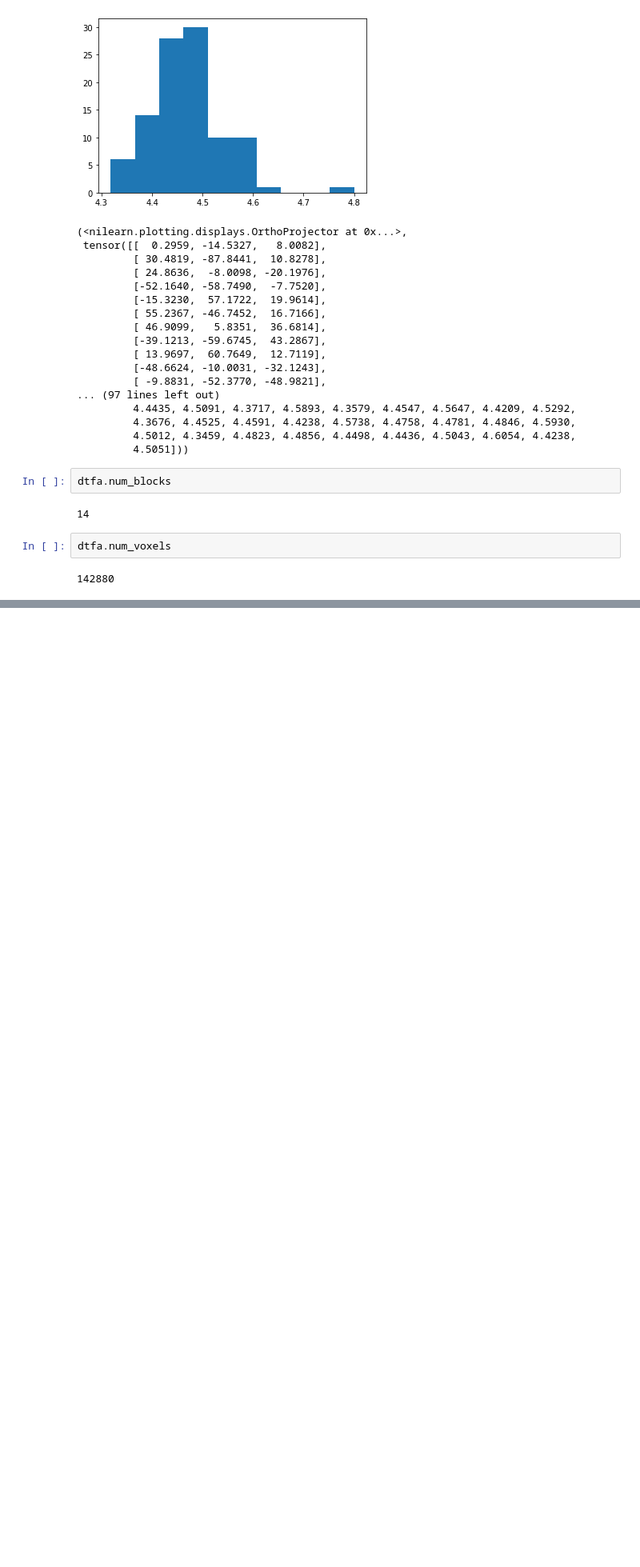
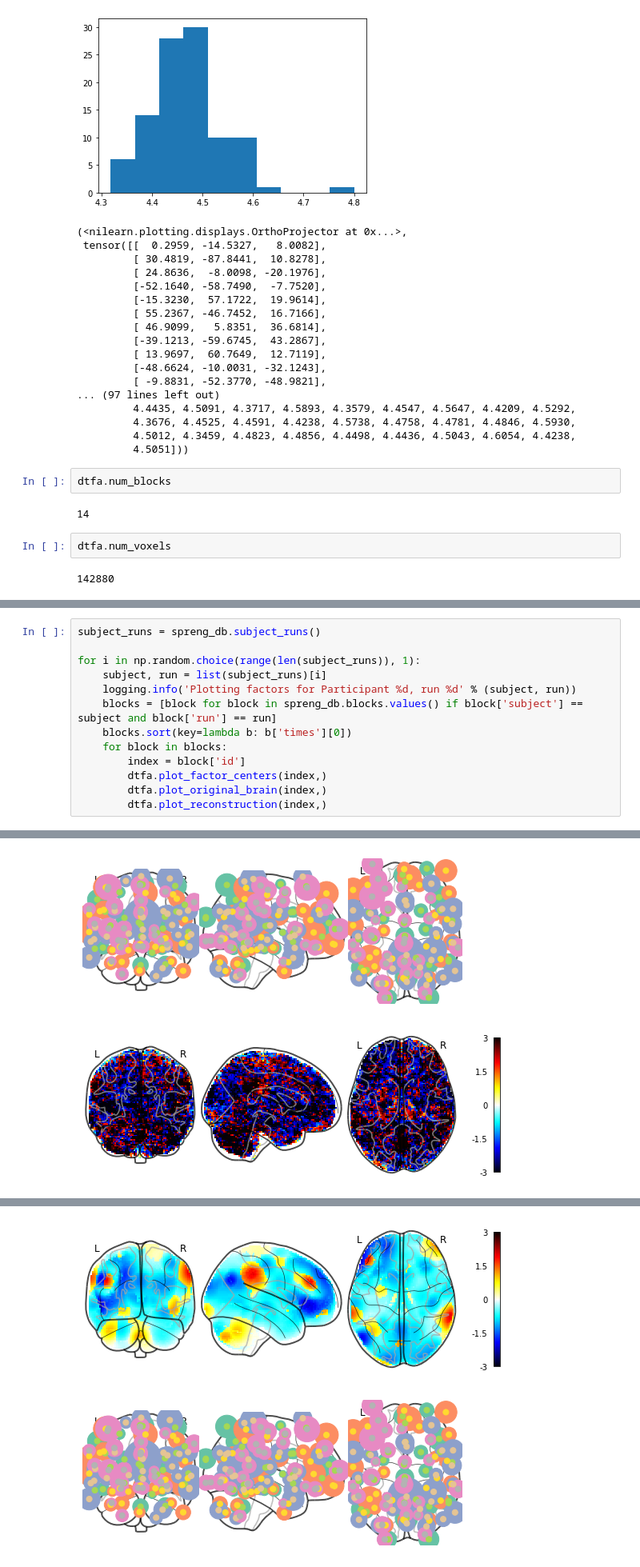
Before and after one commit to zqkhan/ntfa_degeneracy, a Jupyter notebook: notebooks/Spreng_Rest_Visualization.ipynb, the cells around one changed output, grey strips where cells are left out. Shown at 80% size. Cells and saved outputs as stored; diff of their text form; blank space fills up the shorter version.

```diff
--- a/notebooks/Spreng_Rest_Visualization.ipynb
+++ b/notebooks/Spreng_Rest_Visualization.ipynb
@@ -57,0 +61,14 @@ dtfa.scatter_subject_weight_embedding(figsize=None, colormap='Set1',
+# %%
+subject_runs = spreng_db.subject_runs()
+
+for i in np.random.choice(range(len(subject_runs)), 1):
+    subject, run = list(subject_runs)[i]
+    logging.info('Plotting factors for Participant %d, run %d' % (subject, run))
+    blocks = [block for block in spreng_db.blocks.values() if block['subject'] == subject and block['run'] == run]
+    blocks.sort(key=lambda b: b['times'][0])
+    for block in blocks:
+        index = block['id']
+        dtfa.plot_factor_centers(index,)
+        dtfa.plot_original_brain(index,)
+        dtfa.plot_reconstruction(index,)
+# %% [output]
@@ -57,0 +76,2 @@ dtfa.scatter_subject_weight_embedding(figsize=None, colormap='Set1',
+[figure, added]
+[figure, added]
@@ -57,0 +79,2 @@ dtfa.scatter_subject_weight_embedding(figsize=None, colormap='Set1',
+[figure, added]
+[figure, added]
```
Also changed, not shown: parts of 18 cells of this notebook, 1 other file.
